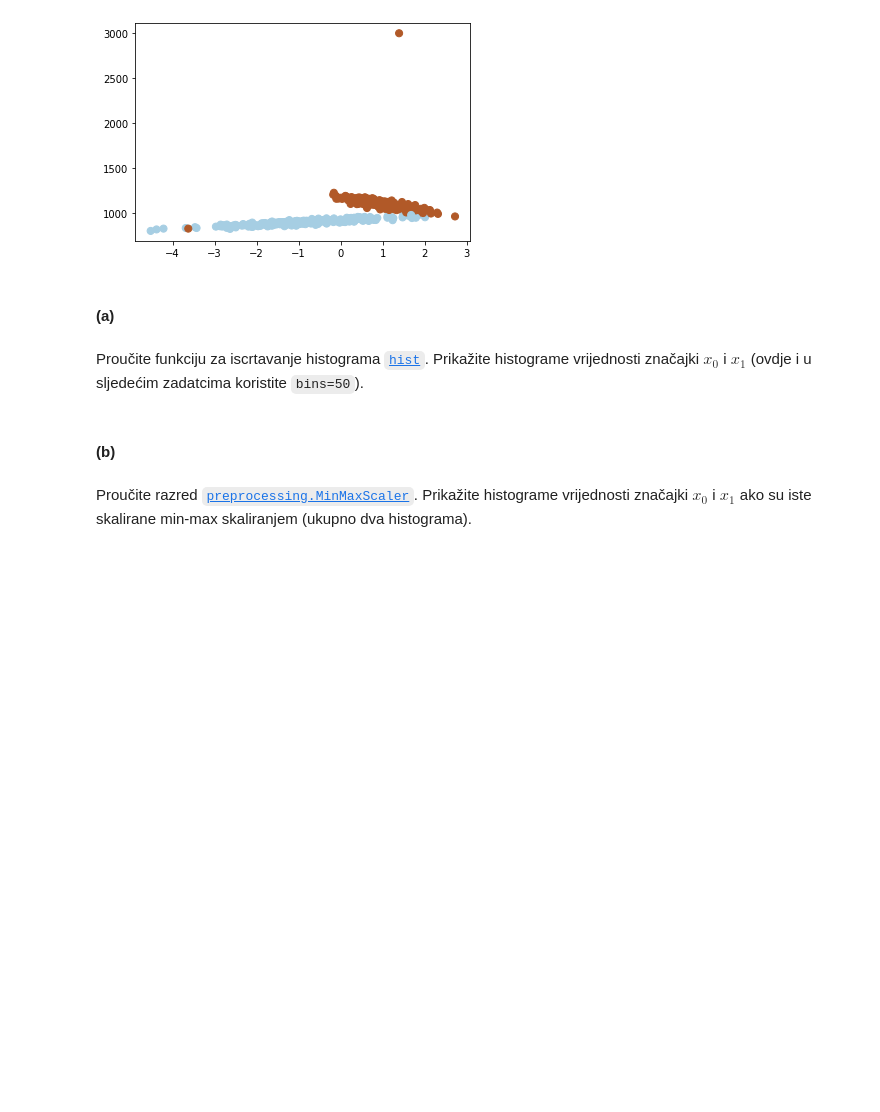
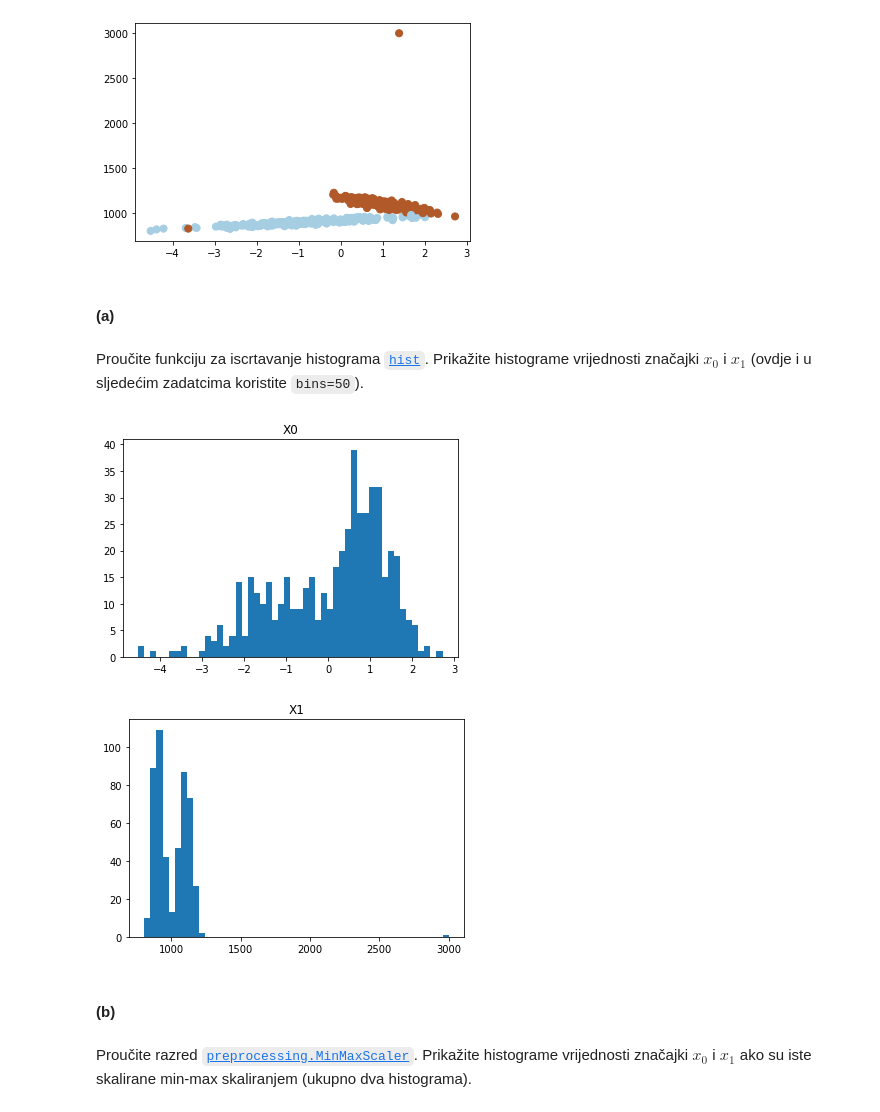
Before and after one commit to mateoim/su-lab-20-21, a Jupyter notebook: lab03/SU-2020-LAB03-0036509386.ipynb, the cells around one changed output. Cells and saved outputs as stored; diff of their text form; code cells hidden in the pictures; blank space fills up the shorter version.

```diff
--- a/lab03/SU-2020-LAB03-0036509386.ipynb
+++ b/lab03/SU-2020-LAB03-0036509386.ipynb
@@ -332,3 +330,14 @@ Proučite funkciju za iscrtavanje histograma [`hist`](http://matplotlib.org/api/
+# %%
+def plot_hist(X, feature):
+    plt.hist(X[:, feature], bins=50)
+    plt.title(f'X{feature}')
+    plt.show()
+
+plot_hist(X, 0)
+plot_hist(X, 1)
+# %% [output]
+[figure, added]
+[figure, added]
 # %% [markdown]
 #### (b)
 # %% [markdown]
```
Also changed, not shown: parts of 5 cells of this notebook.
